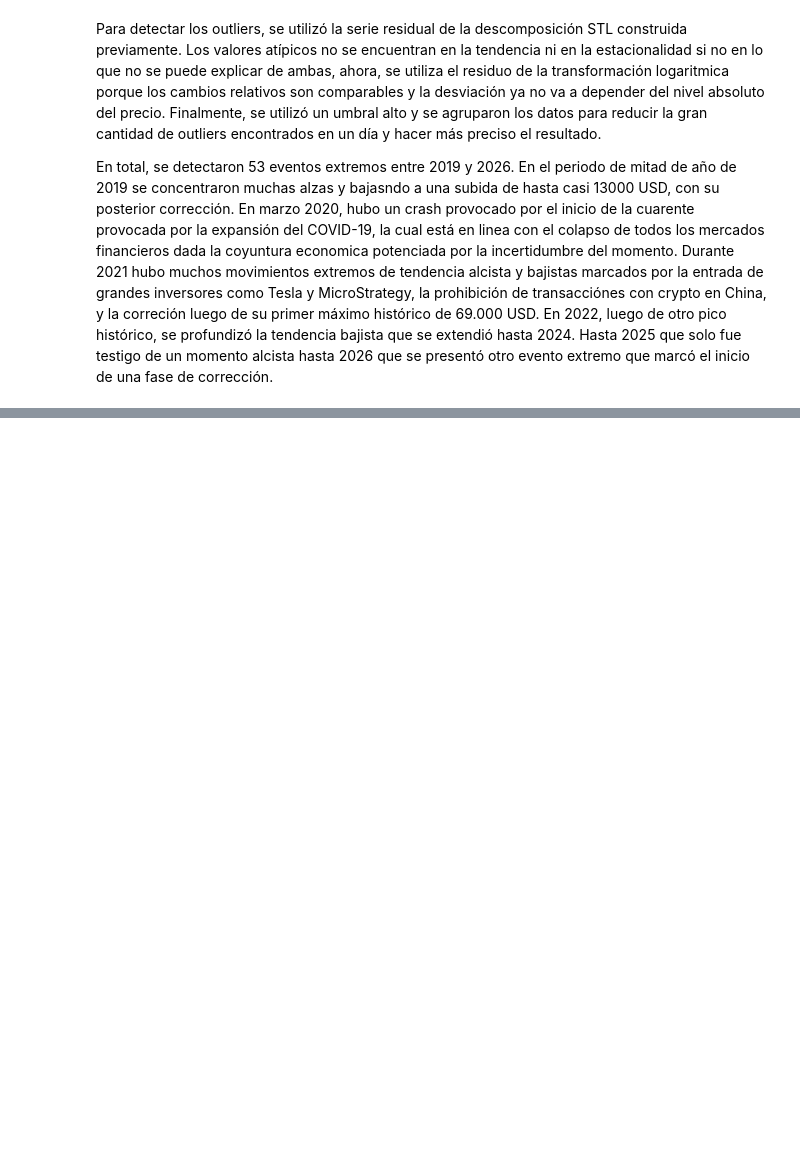
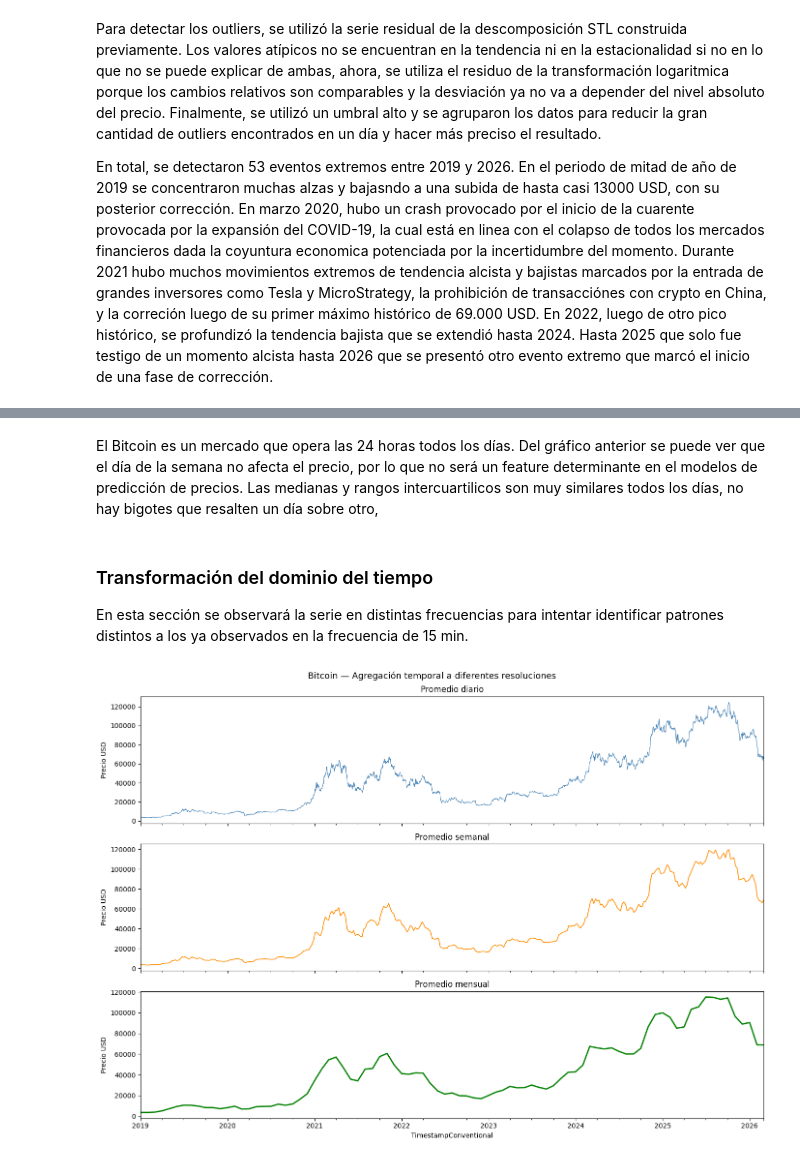
Before and after one commit to T1fff/Proyecto-Investigacion-Bitcoin, a Jupyter notebook: index.ipynb, the cells around one changed output, grey strips where cells are left out. Cells and saved outputs as stored; diff of their text form; code cells hidden in the pictures; blank space fills up the shorter version.

```diff
--- a/index.ipynb
+++ b/index.ipynb
@@ -406,0 +459,29 @@ En total, se detectaron 53 eventos extremos entre 2019 y 2026. En el periodo de
+# %% [markdown]
+El Bitcoin es un mercado que opera las 24 horas todos los días. Del gráfico anterior se puede ver que el día de la semana no afecta el precio, por lo que no será un feature determinante en el modelos de predicción de precios. Las medianas y rangos intercuartilicos son muy similares todos los días, no hay bigotes que resalten un día sobre otro,
+# %% [markdown]
+### Transformación del dominio del tiempo
+En esta sección se observará la serie en distintas frecuencias para intentar identificar patrones distintos a los ya observados en la frecuencia de 15 min.
+# %%
+resample_diario   = df['Close'].resample('1D').mean().dropna()
+resample_semanal  = df['Close'].resample('1W').mean().dropna()
+resample_mensual  = df['Close'].resample('1ME').mean().dropna()
+
+fig, axes = plt.subplots(3, 1, figsize=(14, 10), sharex=True)
+
+resample_diario.plot(ax=axes[0], color='steelblue', linewidth=0.8)
+axes[0].set_title('Promedio diario')
+axes[0].set_ylabel('Precio USD')
+
+resample_semanal.plot(ax=axes[1], color='darkorange', linewidth=1.2)
+axes[1].set_title('Promedio semanal')
+axes[1].set_ylabel('Precio USD')
+
+resample_mensual.plot(ax=axes[2], color='green', linewidth=2)
+axes[2].set_title('Promedio mensual')
+axes[2].set_ylabel('Precio USD')
+
+fig.suptitle('Bitcoin — Agregación temporal a diferentes resoluciones', fontsize=13)
+plt.tight_layout()
+plt.show()
+# %% [output]
+[figure, added]
```
Also changed, not shown: parts of 7 cells of this notebook.
